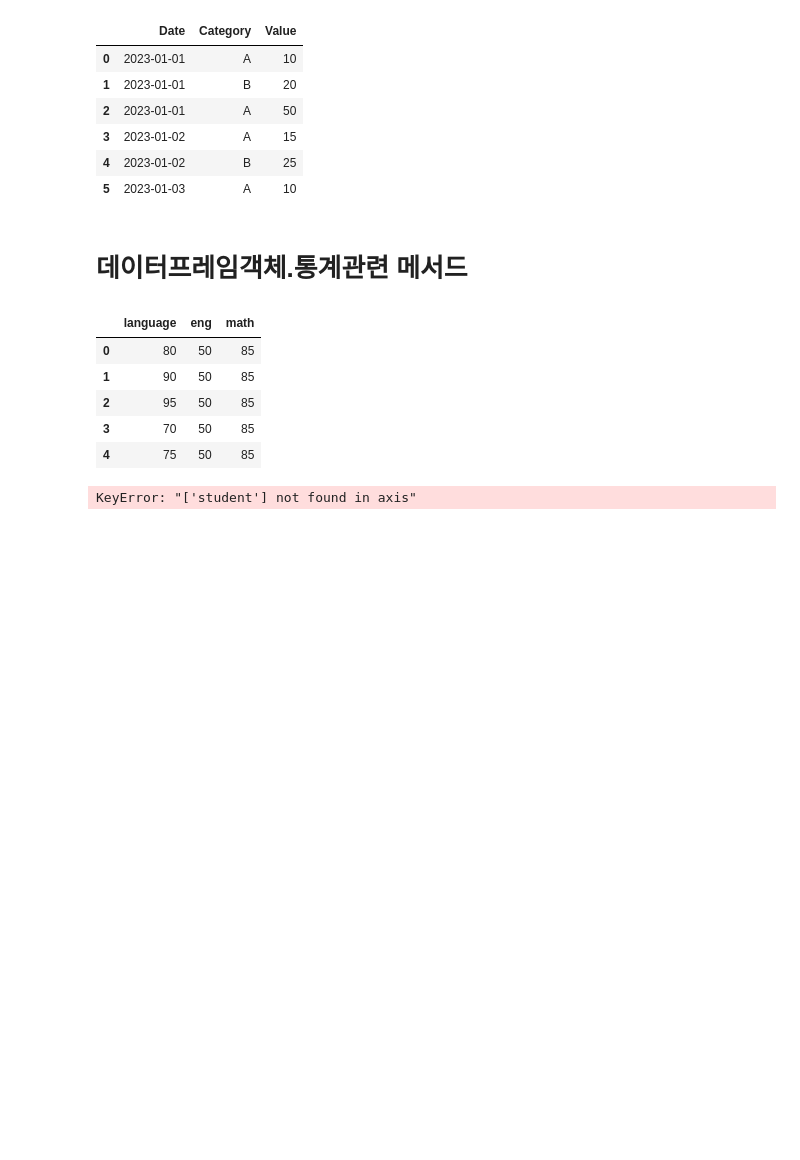
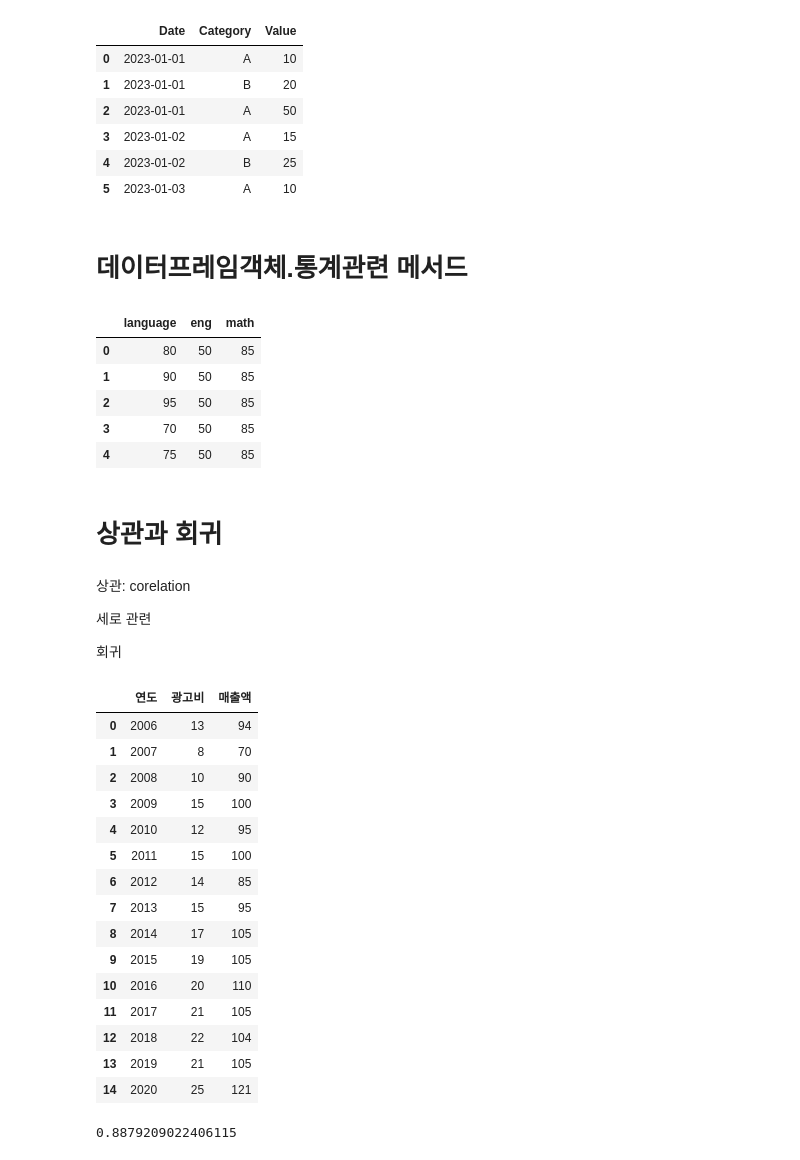
Before and after one commit to coconutkim/data, a Jupyter notebook: pandas/0808판다스_데이터프레임.ipynb, the cells around one changed output. Saved outputs shown, nothing was run; the diff lists cells and outputs as text; code cells hidden in the pictures; blank space fills up the shorter version.

```diff
--- a/pandas/0808판다스_데이터프레임.ipynb
+++ b/pandas/0808판다스_데이터프레임.ipynb
@@ -703,8 +703,37 @@ seme2
 | 2 | 95 | 50 | 85 |
 | 3 | 70 | 50 | 85 |
 | 4 | 75 | 50 | 85 |
-# %%
-seme2_ddrop = seme2.drop('student',axis=1,inplace=True)
-seme2_ddrop
-# %% [output]
-KeyError: "['student'] not found in axis"
+# %% [markdown]
+# 상관과 회귀
+# %% [markdown]
+상관: corelation
+
+세로 관련
+
+회귀
+# %%
+admoney = pd.read_excel('C:/Users/acy/Desktop/새 폴더/인공지능_기초수학.xlsx',sheet_name='상관_회귀')
+admoney
+# %% [output]
+|  | 연도 | 광고비 | 매출액 |
+| 0 | 2006 | 13 | 94 |
+| 1 | 2007 | 8 | 70 |
+| 2 | 2008 | 10 | 90 |
+| 3 | 2009 | 15 | 100 |
+| 4 | 2010 | 12 | 95 |
+| 5 | 2011 | 15 | 100 |
+| 6 | 2012 | 14 | 85 |
+| 7 | 2013 | 15 | 95 |
+| 8 | 2014 | 17 | 105 |
+| 9 | 2015 | 19 | 105 |
+| 10 | 2016 | 20 | 110 |
+| 11 | 2017 | 21 | 105 |
+| 12 | 2018 | 22 | 104 |
+| 13 | 2019 | 21 | 105 |
+| 14 | 2020 | 25 | 121 |
+# %%
+pearson_corr = admoney['광고비'].corr(admoney['매출액'])
+# 광고비와 매출액 사이의 피어슨 상관 계수 구하기
+pearson_corr
+# %% [output]
+0.8879209022406115
```
Also changed, not shown: parts of 1 cell of this notebook, 1 other file.
